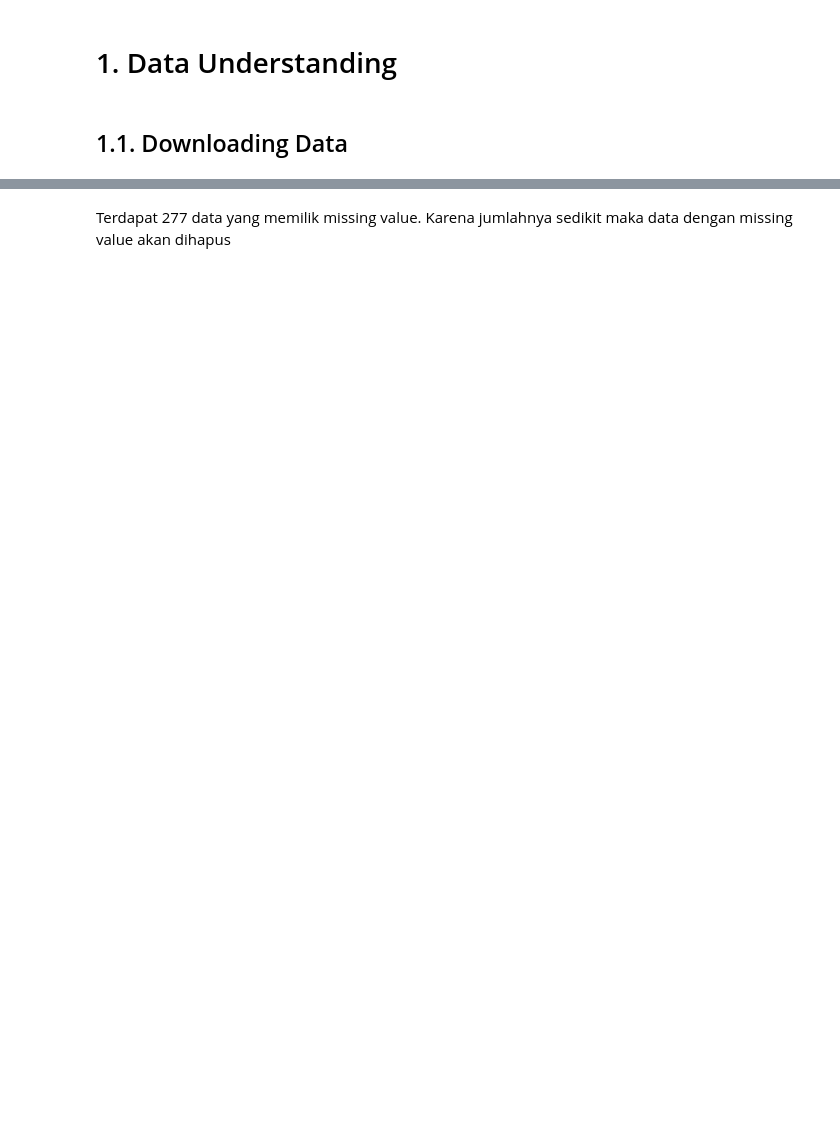
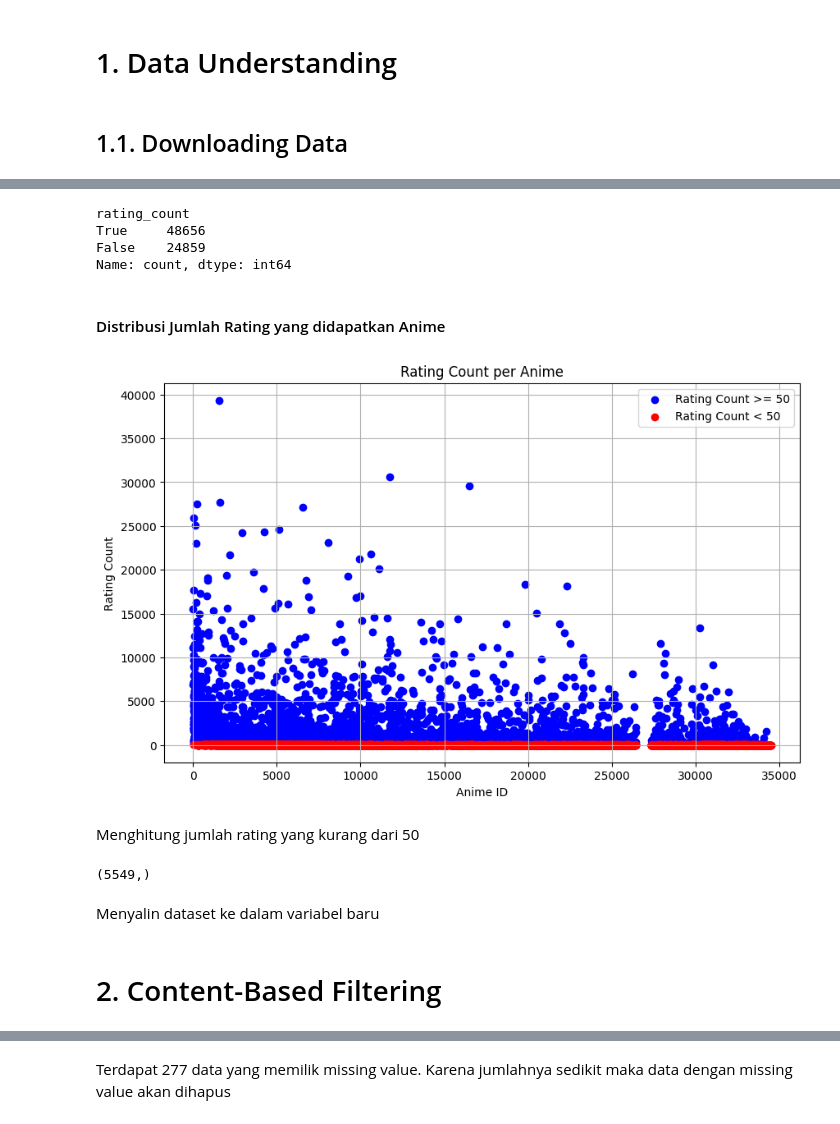
Before and after one commit to yasir-rtx/dbs_ML_expert_project02, a Jupyter notebook: model.ipynb, the cells around one changed output, grey strips where cells are left out. Cells and saved outputs as stored; diff of their text form; code cells hidden in the pictures; blank space fills up the shorter version.

```diff
--- a/model.ipynb
+++ b/model.ipynb
@@ -233,0 +192,32 @@ anime_df[anime_df.isnull().any(axis=1)]
+# %%
+hightlight_user.value_counts()
+# %% [output]
+rating_count
+True     48656
+False    24859
+Name: count, dtype: int64
+# %% [markdown]
+#### Distribusi Jumlah Rating yang didapatkan Anime
+# %%
+anime_count_rating = rating_data['anime_id'].value_counts()
+hightlight_anime = anime_count_rating[anime_count_rating.values < 50]
+
+plt.figure(figsize=(10, 6))
+plt.scatter(anime_count_rating.index, anime_count_rating.values, color='blue', label="Rating Count >= 50")
+plt.scatter(hightlight_anime.index, hightlight_anime.values, color='red',  label="Rating Count < 50")
+plt.xlabel("Anime ID")
+plt.ylabel("Rating Count")
+plt.title("Rating Count per Anime")
+plt.grid()
+plt.legend()
+plt.show()
+# %% [output]
+[figure, added]
+# %% [markdown]
+Menghitung jumlah rating yang kurang dari 50
+# %%
+hightlight_anime.shape
+# %% [output]
+(5549,)
+# %% [markdown]
+Menyalin dataset ke dalam variabel baru
@@ -233,0 +227,2 @@ anime_df[anime_df.isnull().any(axis=1)]
+# %% [markdown]
+# 2. Content-Based Filtering
```
Also changed, not shown: parts of 196 cells of this notebook, 3 other files.
